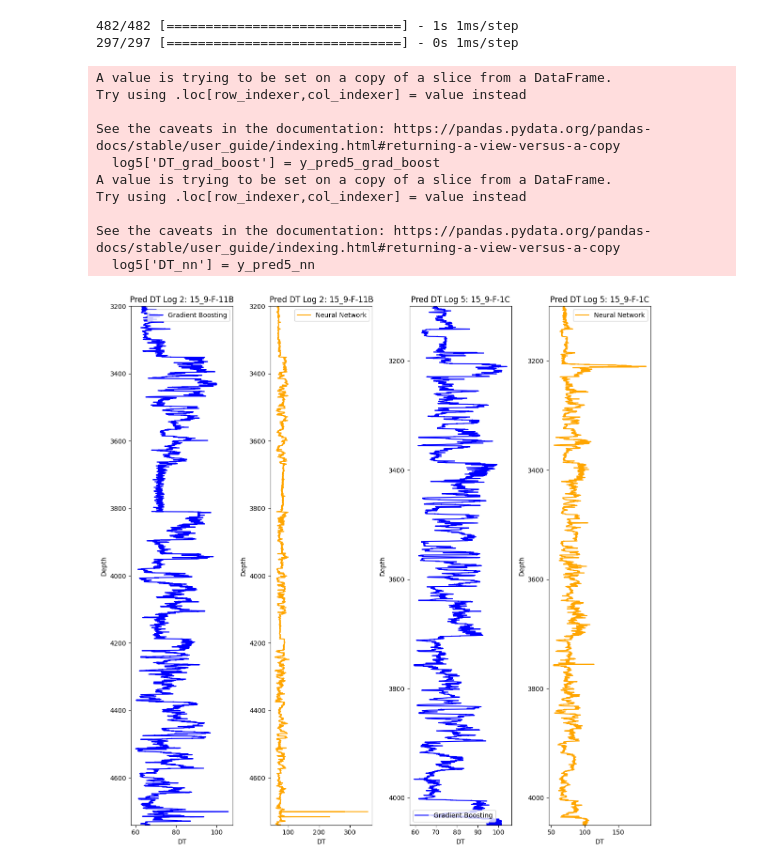
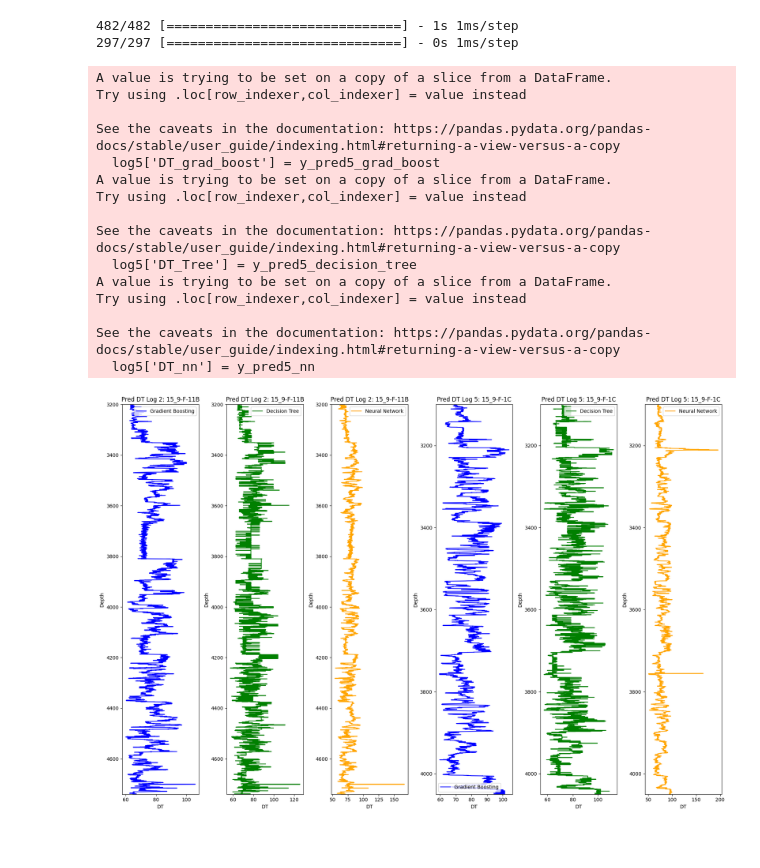
Before and after one commit to OrionXV/-Volve-Well-Log-Prediction, a Jupyter notebook: notebooks/DefaultPredictors.ipynb, the cells around one changed output. Drawn from its saved outputs; the diff is of its cells as text; code cells hidden in the pictures; blank space fills up the shorter version.

```diff
--- a/notebooks/DefaultPredictors.ipynb
+++ b/notebooks/DefaultPredictors.ipynb
@@ -528,9 +539,9 @@ all_predictions_inverse = [scaler.inverse_transform(pred.reshape(-1, 1)) for pre
 # %%
 import matplotlib.pyplot as plt
 
-x_plott = [y_pred1_grad_boost_inv, y_pred1_nn_inv,
-           y_pred3_grad_boost_inv, y_pred3_nn_inv,
-           y_pred4_grad_boost_inv, y_pred4_nn_inv]
+x_plott = [y_pred1_grad_boost_inv, y_pred1_nn_inv, y_pred1_decision_tree_inv,
+           y_pred3_grad_boost_inv, y_pred3_nn_inv, y_pred3_decision_tree_inv,
+           y_pred4_grad_boost_inv, y_pred4_nn_inv, y_pred4_decision_tree_inv]
 
 x_real_plott = [
     y_val1,
@@ -538,14 +549,14 @@ x_real_plott = [
     y_val4
 ]
 
-y_plott = [log1['DEPTH'], log1['DEPTH'], log3['DEPTH'], log3['DEPTH'], log4['DEPTH'], log4['DEPTH']]
+y_plott = [log1['DEPTH'], log1['DEPTH'], log1['DEPTH'],  log3['DEPTH'], log3['DEPTH'], log3['DEPTH'], log4['DEPTH'], log4['DEPTH'], log4['DEPTH']]
 
 color_preds = ['green', 'orange'] * 3
-title_preds = ['Pred. DT Log 1 (Grad Boost)', 'Pred. DT Log 1 (NN)',
-               'Pred. DT Log 3 (Grad Boost)', 'Pred. DT Log 3 (NN)',
-               'Pred. DT Log 4 (Grad Boost)', 'Pred. DT Log 4 (NN)']
+title_preds = ['Pred. DT Log 1 (Grad Boost)', 'Pred. DT Log 1 (NN)', 'Pred. DT Log 1 (DTree)',
+               'Pred. DT Log 3 (Grad Boost)', 'Pred. DT Log 3 (NN)', 'Pred. DT Log 3 (DTree)',
+               'Pred. DT Log 4 (Grad Boost)', 'Pred. DT Log 4 (NN)', 'Pred. DT Log 4 (DTree)']
 
-fig, ax = plt.subplots(nrows=1, ncols=6, figsize=(15, 10))
+fig, ax = plt.subplots(nrows=1, ncols=9, figsize=(18, 10))
 
 for i, (x_pred, title) in enumerate(zip(x_plott, title_preds)):
     # Reshape y[i] to match the shape of x_pred
@@ -604,12 +608,14 @@ X_test5 = scaler.fit_transform(X_test5)
 
 # Predictions for log 2 using all models
 y_pred2_grad_boost = model_grad_boost.predict(X_test2)
+y_pred2_decision_tree = model_decision_tree.predict(X_test2)
 y_pred2_nn = model_nn.predict(X_test2)
 #y_pred2_lstm = model_lstm.predict(X_test2)
 #y_pred2_transformer = model_transformer.predict(X_test2)
 
 # Predictions for log 5 using all models
 y_pred5_grad_boost = model_grad_boost.predict(X_test5)
+y_pred5_decision_tree = model_decision_tree.predict(X_test5)
 y_pred5_nn = model_nn.predict(X_test5)
 #y_pred5_lstm = model_lstm.predict(X_test5)
 #y_pred5_transformer = model_transformer.predict(X_test5)
@@ -619,12 +625,14 @@ scaler.fit(y.reshape(-1,1))
 
 # Inverse transform y_pred for log 2
 y_pred2_grad_boost = scaler.inverse_transform(y_pred2_grad_boost.reshape(-1,1))
+y_pred2_decision_tree = scaler.inverse_transform(y_pred2_decision_tree.reshape(-1,1))
 y_pred2_nn = scaler.inverse_transform(y_pred2_nn.reshape(-1,1))
 #y_pred2_lstm = scaler.inverse_transform(y_pred2_lstm.reshape(-1,1))
 #y_pred2_transformer = scaler.inverse_transform(y_pred2_transformer.reshape(-1,1))
 
 # Inverse transform y_pred for log 5
 y_pred5_grad_boost = scaler.inverse_transform(y_pred5_grad_boost.reshape(-1,1))
+y_pred5_decision_tree = scaler.inverse_transform(y_pred5_decision_tree.reshape(-1,1))
 y_pred5_nn = scaler.inverse_transform(y_pred5_nn.reshape(-1,1))
 #y_pred5_lstm = scaler.inverse_transform(y_pred5_lstm.reshape(-1,1))
 #y_pred5_transformer = scaler.inverse_transform(y_pred5_transformer.reshape(-1,1))
@@ -634,12 +642,14 @@ y_pred5_nn = scaler.inverse_transform(y_pred5_nn.reshape(-1,1))
 # %%
 # Add predictions for log 2 to the dataframes
 log2['DT_grad_boost'] = y_pred2_grad_boost
+log2['DT_Tree'] = y_pred2_decision_tree
 log2['DT_nn'] = y_pred2_nn
 #log2['DT_lstm'] = y_pred2_lstm
 #log2['DT_transformer'] = y_pred2_transformer
 
 # Add predictions for log 5 to the dataframes
 log5['DT_grad_boost'] = y_pred5_grad_boost
+log5['DT_Tree'] = y_pred5_decision_tree
 log5['DT_nn'] = y_pred5_nn
 #log5['DT_lstm'] = y_pred5_lstm
 #log5['DT_transformer'] = y_pred5_transformer
@@ -653,49 +663,70 @@ A value is trying to be set on a copy of a slice from a DataFrame.
 Try using .loc[row_indexer,col_indexer] = value instead
 
 See the caveats in the documentation: https://pandas.pydata.org/pandas-docs/stable/user_guide/indexing.html#returning-a-view-versus-a-copy
+  log5['DT_Tree'] = y_pred5_decision_tree
+A value is trying to be set on a copy of a slice from a DataFrame.
+Try using .loc[row_indexer,col_indexer] = value instead
+
+See the caveats in the documentation: https://pandas.pydata.org/pandas-docs/stable/user_guide/indexing.html#returning-a-view-versus-a-copy
   log5['DT_nn'] = y_pred5_nn
 # %%
-plt.figure(figsize=(12, 12))
+plt.figure(figsize=(18, 12))
 
 # Plot predictions for log 2
-plt.subplot(1, 4, 1)
+plt.subplot(1, 6, 1)
 plt.plot(y_pred2_grad_boost, depth2, color='blue', label='Gradient Boosting')
 plt.ylim(max(depth2), min(depth2))
 plt.title('Pred DT Log 2: 15_9-F-11B', size=12)
 plt.xlabel('DT')
 plt.ylabel('Depth')
 plt.legend()
 
-plt.subplot(1, 4, 2)
+plt.subplot(1, 6, 2)
+plt.plot(y_pred2_decision_tree, depth2, color='green', label='Decision Tree')
+plt.ylim(max(depth2), min(depth2))
+plt.title('Pred DT Log 2: 15_9-F-11B', size=12)
+plt.xlabel('DT')
+plt.ylabel('Depth')
+plt.legend()
+
+plt.subplot(1, 6, 3)
 plt.plot(y_pred2_nn, depth2, color='orange', label='Neural Network')
 plt.ylim(max(depth2), min(depth2))
 plt.title('Pred DT Log 2: 15_9-F-11B', size=12)
 plt.xlabel('DT')
 plt.ylabel('Depth')
 plt.legend()
 
 
-plt.subplot(1, 4, 3)
+plt.subplot(1, 6, 4)
 plt.plot(y_pred5_grad_boost, depth5, color='blue', label='Gradient Boosting')
 plt.ylim(max(depth5), min(depth5))
 plt.title('Pred DT Log 5: 15_9-F-1C', size=12)
 plt.xlabel('DT')
 plt.ylabel('Depth')
 plt.legend()
 
-plt.subplot(1, 4, 4)
+plt.subplot(1, 6, 5)
+plt.plot(y_pred5_decision_tree, depth5, color='green', label='Decision Tree')
+plt.ylim(max(depth5), min(depth5))
+plt.title('Pred DT Log 5: 15_9-F-1C', size=12)
+plt.xlabel('DT')
+plt.ylabel('Depth')
+plt.legend()
+
+plt.subplot(1, 6, 6)
 plt.plot(y_pred5_nn, depth5, color='orange', label='Neural Network')
 plt.ylim(max(depth5), min(depth5))
 plt.title('Pred DT Log 5: 15_9-F-1C', size=12)
 plt.xlabel('DT')
 plt.ylabel('Depth')
 plt.legend()
 
 
 plt.tight_layout()
 plt.show()
 # %% [output]
-[figure, old version]
+[figure, new version]
 # %%
 def makeplotpred(df, color_list, suptitle_str="Pass a suptitle"):
     # Column selection from df
```
Also changed, not shown: parts of 12 cells of this notebook.
